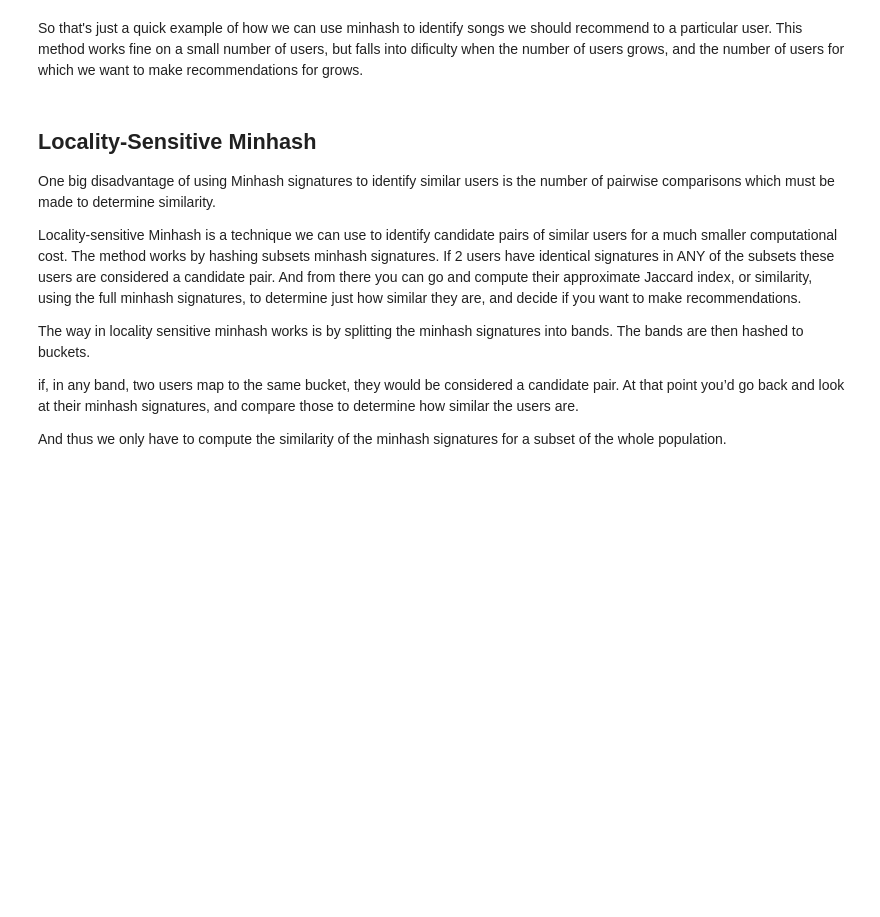
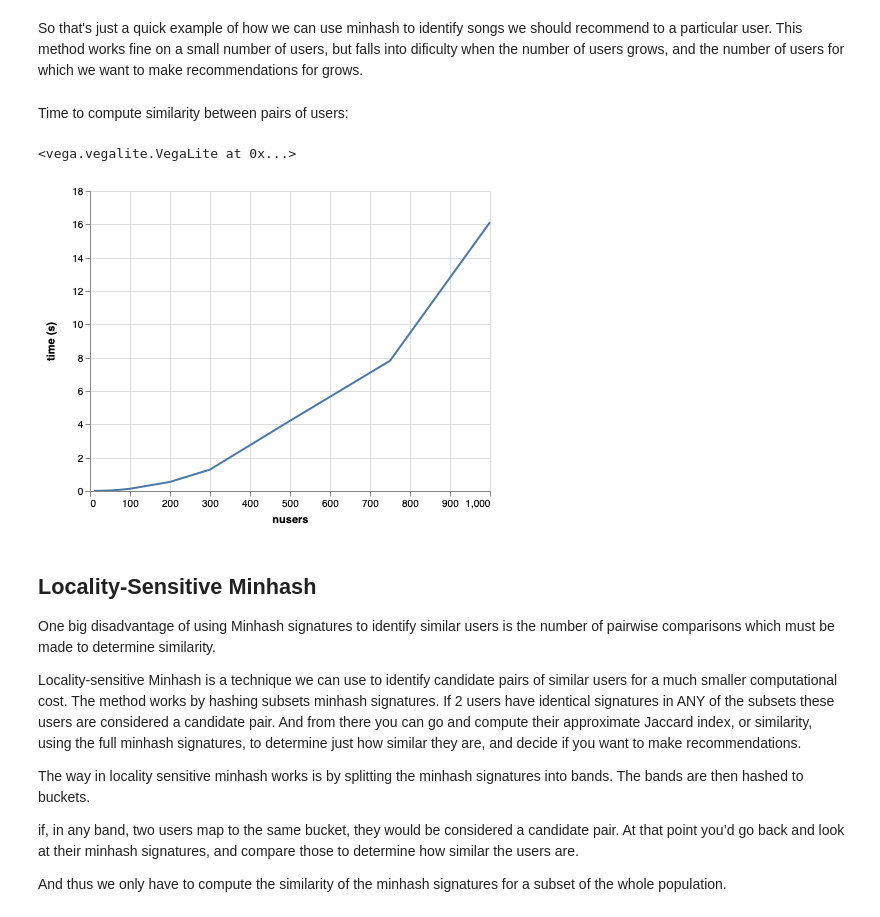
Before and after one commit to willb/sketching-workshop, a Jupyter notebook: source/05-minhash-rec.ipynb, the cells around one changed output. Drawn from its saved outputs; the diff is of its cells as text; code cells hidden in the pictures; blank space fills up the shorter version.

```diff
--- a/source/05-minhash-rec.ipynb
+++ b/source/05-minhash-rec.ipynb
@@ -208,6 +208,29 @@ unheard
  'Andero Ermel']
 # %% [markdown]
 So that's just a quick example of how we can use minhash to identify songs we should recommend to a particular user. This method works fine on a small number of users, but falls into dificulty when the number of users grows, and the number of users for which we want to make recommendations for grows.
+# %% [markdown]
+Time to compute similarity between pairs of users:
+# %%
+npairs = [10, 25, 50, 75, 100, 200, 300, 500, 750, 1000]
+times = []
+for pairs in npairs:
+    start = time.time()
+    sim=[]
+    for i in range(1, pairs):
+        for j in range((i+1), pairs):
+            sim.append(mh_sigs[dusers[i]].similarity(mh_sigs[dusers[j]]))
+    end = time.time()
+    times.append((pairs, end-start))
+# %%
+import altair as alt
+
+times_df = pd.DataFrame.from_records(times)
+times_df.rename(columns={0:"nusers", 1:"time (s)"}, inplace=True)
+alt.renderers.enable('notebook')
+alt.Chart(times_df).mark_line().encode(x="nusers", y="time (s)")
+# %% [output]
+<vega.vegalite.VegaLite at 0x...>
+[figure, added]
 # %% [markdown]
 ## Locality-Sensitive Minhash
 
```
Also changed, not shown: parts of 4 cells of this notebook.
